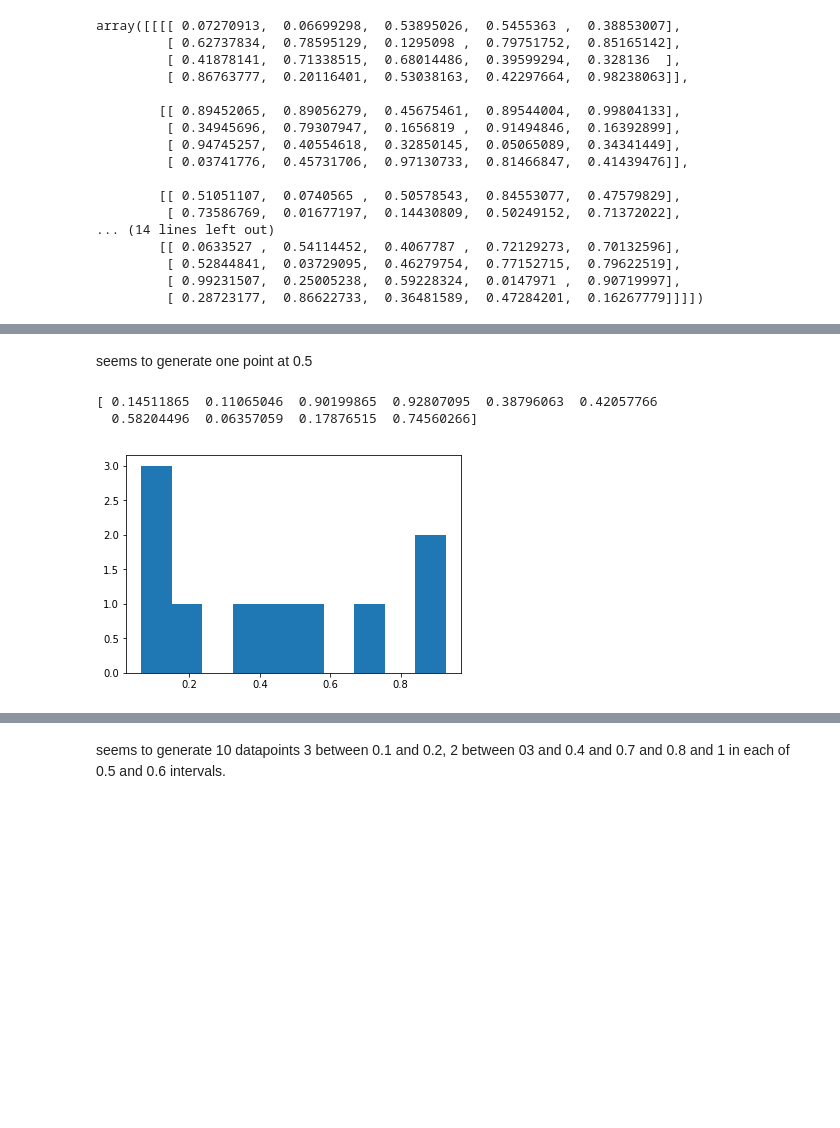
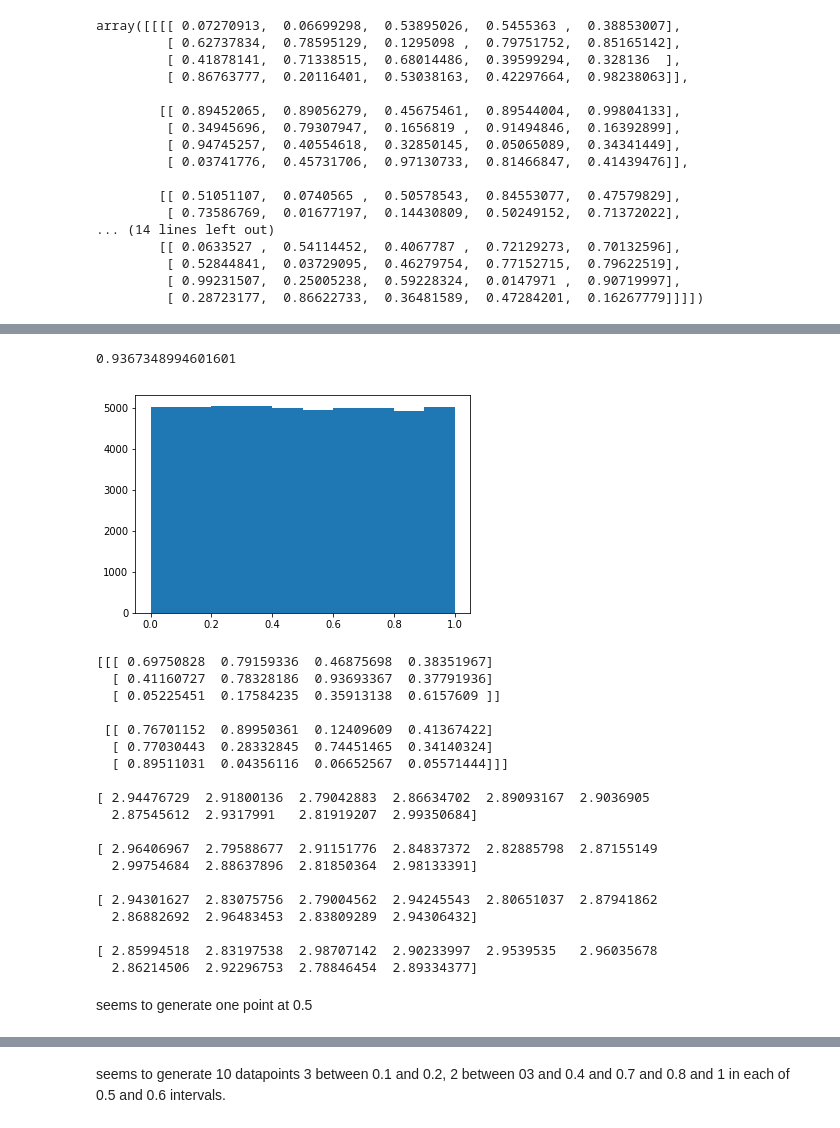
Before and after one commit to Osheah/p4da-numpy-random, a Jupyter notebook: numpy-random.ipynb, the cells around one changed output, grey strips where cells are left out. Saved outputs shown, nothing was run; the diff lists cells and outputs as text; code cells hidden in the pictures; blank space fills up the shorter version.

Commit message:
Added some simple random data info

```diff
--- a/numpy-random.ipynb
+++ b/numpy-random.ipynb
@@ -273,11 +209,45 @@ plt.show()
+# %%
+# when no arguments are given a single random float between [0,1) is given
+print(np.random.random_sample(), '\n')
+
+# when size is 50000, an array with 50000 random floats between [0,1) is given
+x =np.random.random_sample(50000)
+
+# This shows the continous uniform distribution over {0,1)
+plt.hist(x)
+plt.show()
+
+# arguments can be tuples
+print(np.random.random_sample((2,3,4)), '\n')
+
+# To change the interval U[0, 1) from which the numbers are selected from use the transformation a + (b - a)* random_sample() in U[a,b)
+# This outputs 10 random floats between [3, 5)}
+a,b,N=3,5,10
+print(a + (b - a) * (np.random.random_sample(N) - 1) / (N - 1), '\n')
+print(a + (b - a) * (np.random.random(N) - 1) / (N - 1), '\n')
+print(a + (b - a) * (np.random.ranf(N) - 1) / (N - 1), '\n')
+print(a + (b - a) * (np.random.sample(N) - 1) / (N - 1), '\n')
+# %% [output]
+0.9367348994601601
+[figure, added]
+[[[ 0.69750828  0.79159336  0.46875698  0.38351967]
+  [ 0.41160727  0.78328186  0.93693367  0.37791936]
+  [ 0.05225451  0.17584235  0.35913138  0.6157609 ]]
+
+ [[ 0.76701152  0.89950361  0.12409609  0.41367422]
+  [ 0.77030443  0.28332845  0.74451465  0.34140324]
+  [ 0.89511031  0.04356116  0.06652567  0.05571444]]]
+
+[ 2.94476729  2.91800136  2.79042883  2.86634702  2.89093167  2.9036905
+  2.87545612  2.9317991   2.81919207  2.99350684]
+
+[ 2.96406967  2.79588677  2.91151776  2.84837372  2.82885798  2.87155149
+  2.99754684  2.88637896  2.81850364  2.98133391]
+
+[ 2.94301627  2.83075756  2.79004562  2.94245543  2.80651037  2.87941862
+  2.86882692  2.96483453  2.83809289  2.94306432]
+
+[ 2.85994518  2.83197538  2.98707142  2.90233997  2.9539535   2.96035678
+  2.86214506  2.92296753  2.78846454  2.89334377]
 # %% [markdown]
 seems to generate one point at 0.5
-# %%
-x = np.random.rand(int(10.0))# cant take negative values or floats but can take converted floats
-print(x)
-plt.hist(x)
-plt.show()
-# %% [output]
-[ 0.14511865  0.11065046  0.90199865  0.92807095  0.38796063  0.42057766
-  0.58204496  0.06357059  0.17876515  0.74560266]
-[figure, removed]
```
Also changed, not shown: parts of 19 cells of this notebook.
